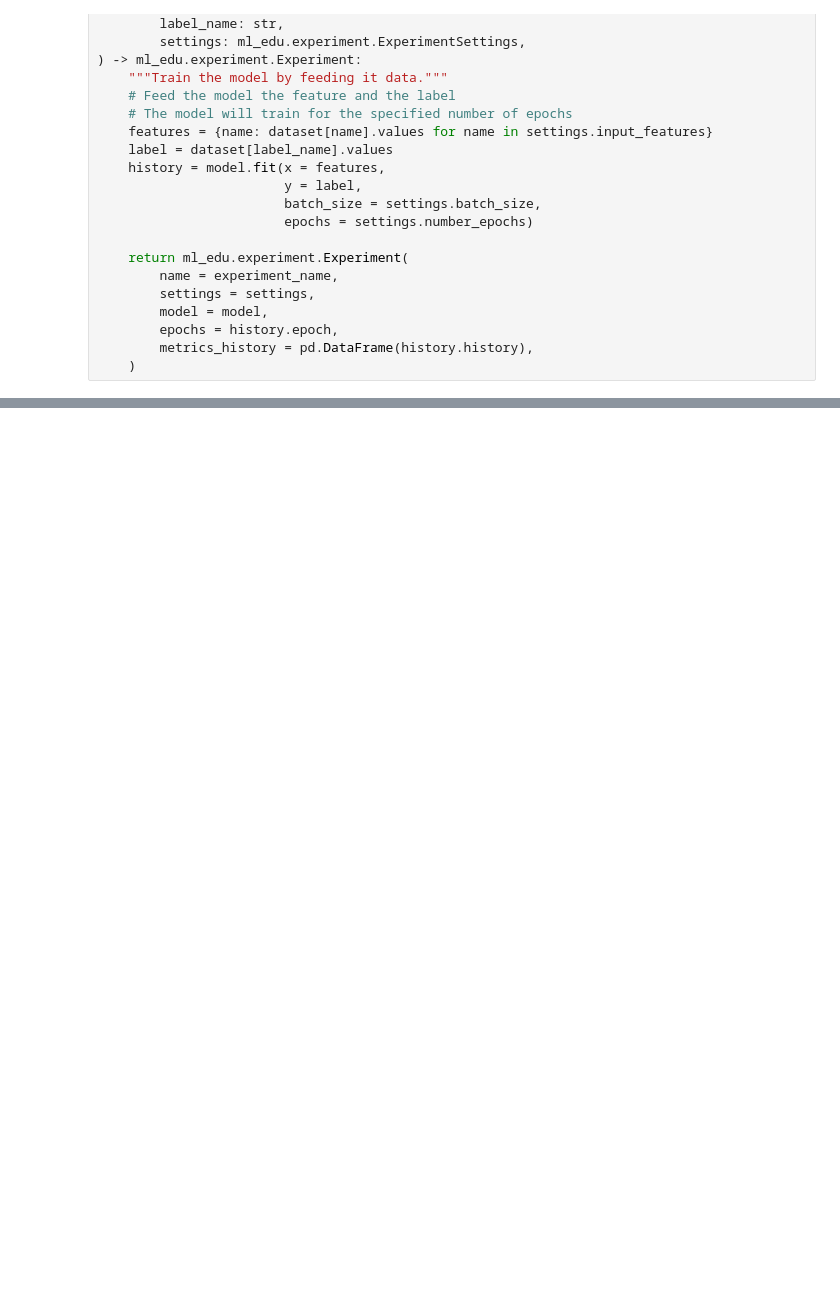
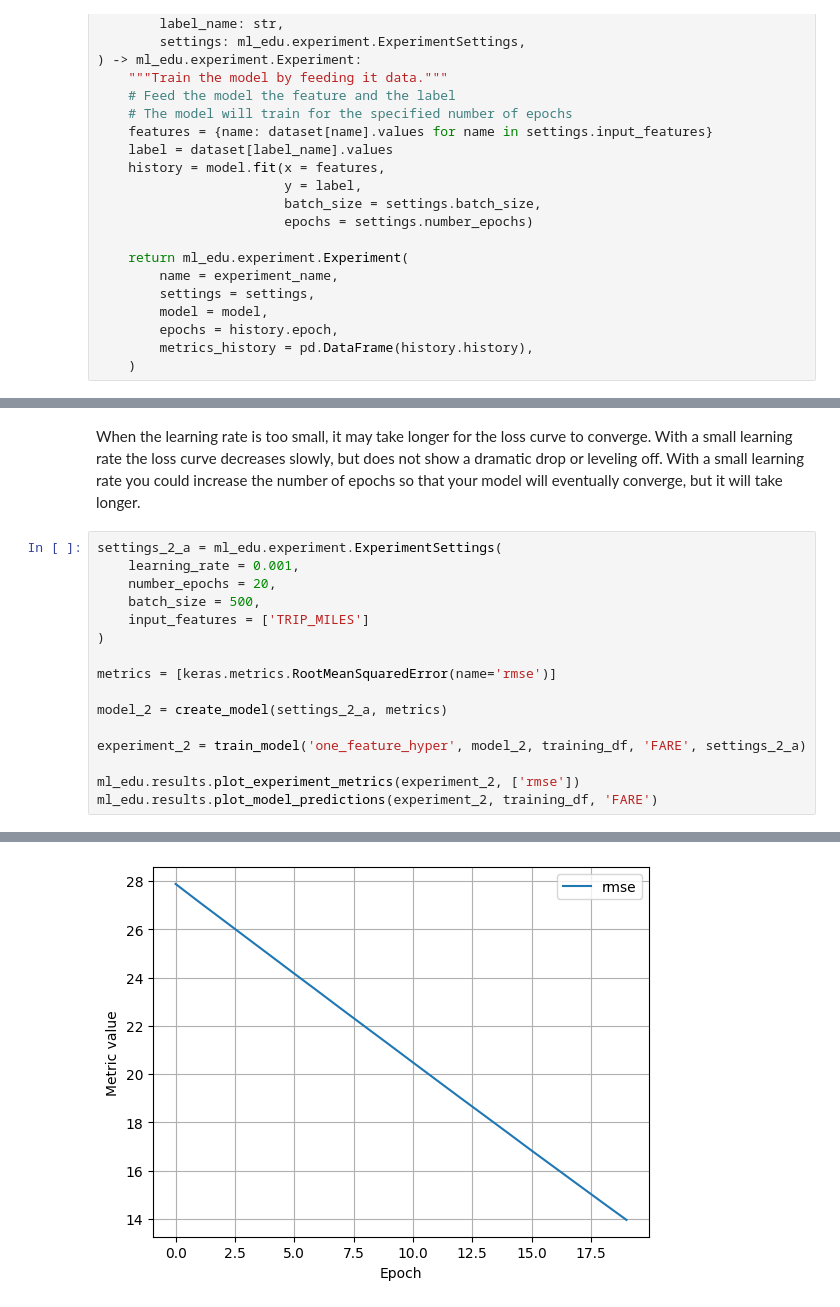
Before and after one commit to therealsmithy/self-study, a Jupyter notebook: ml-crash-course/ml-models/linear-regression.ipynb, the cells around one changed output, grey strips where cells are left out. Cells and saved outputs as stored; diff of their text form; blank space fills up the shorter version.

```diff
--- a/ml-crash-course/ml-models/linear-regression.ipynb
+++ b/ml-crash-course/ml-models/linear-regression.ipynb
@@ -215,0 +287,19 @@ Epoch 20/20
+# %% [markdown]
+When the learning rate is too small, it may take longer for the loss curve to converge. With a small learning rate the loss curve decreases slowly, but does not show a dramatic drop or leveling off. With a small learning rate you could increase the number of epochs so that your model will eventually converge, but it will take longer.
+# %%
+settings_2_a = ml_edu.experiment.ExperimentSettings(
+    learning_rate = 0.001,
+    number_epochs = 20,
+    batch_size = 500,
+    input_features = ['TRIP_MILES']
+)
+
+metrics = [keras.metrics.RootMeanSquaredError(name='rmse')]
+
+model_2 = create_model(settings_2_a, metrics)
+
+experiment_2 = train_model('one_feature_hyper', model_2, training_df, 'FARE', settings_2_a)
+
+ml_edu.results.plot_experiment_metrics(experiment_2, ['rmse'])
+ml_edu.results.plot_model_predictions(experiment_2, training_df, 'FARE')
+# %% [output]
@@ -215,0 +323 @@ Epoch 20/20
+[figure, added]
```
Also changed, not shown: parts of 11 cells of this notebook.
